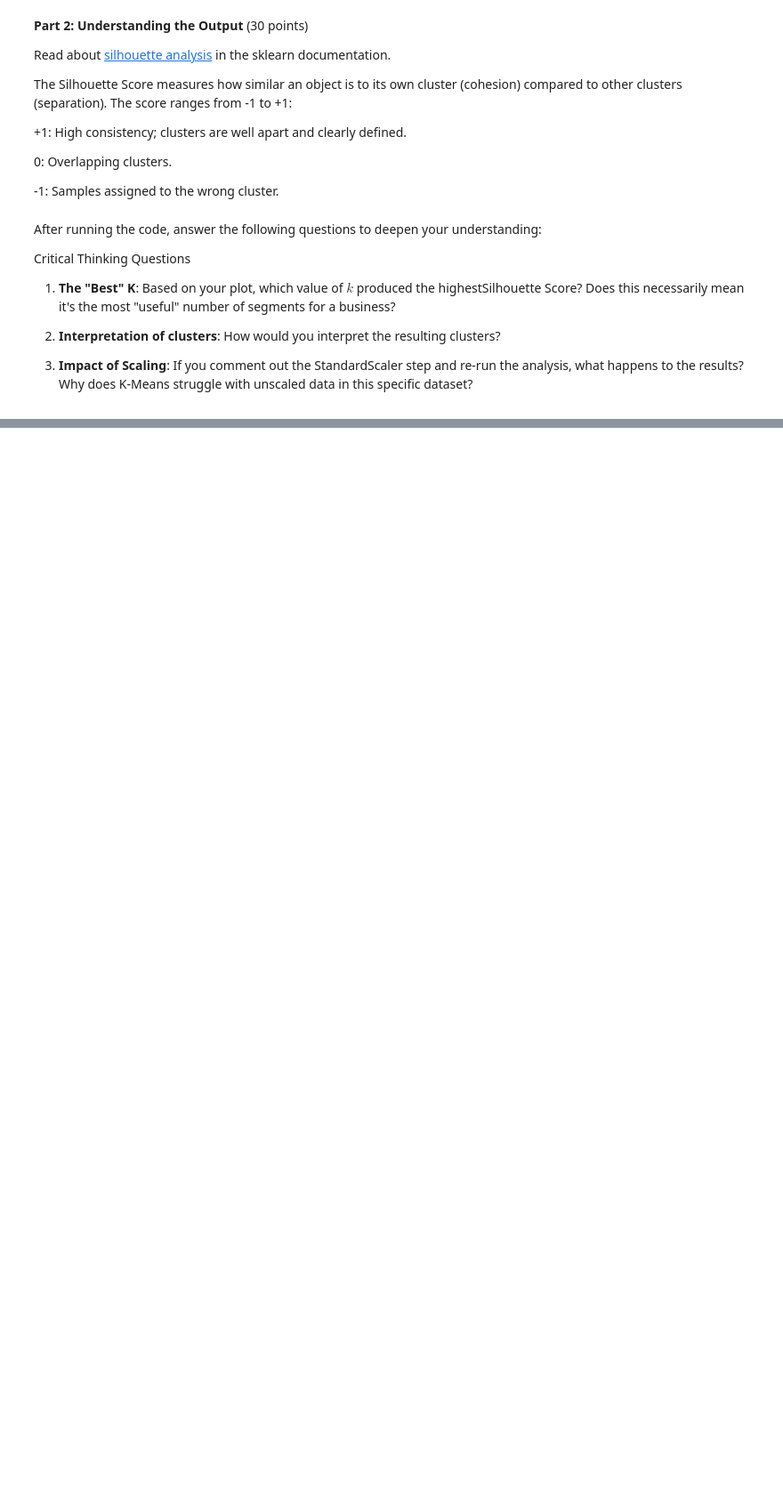
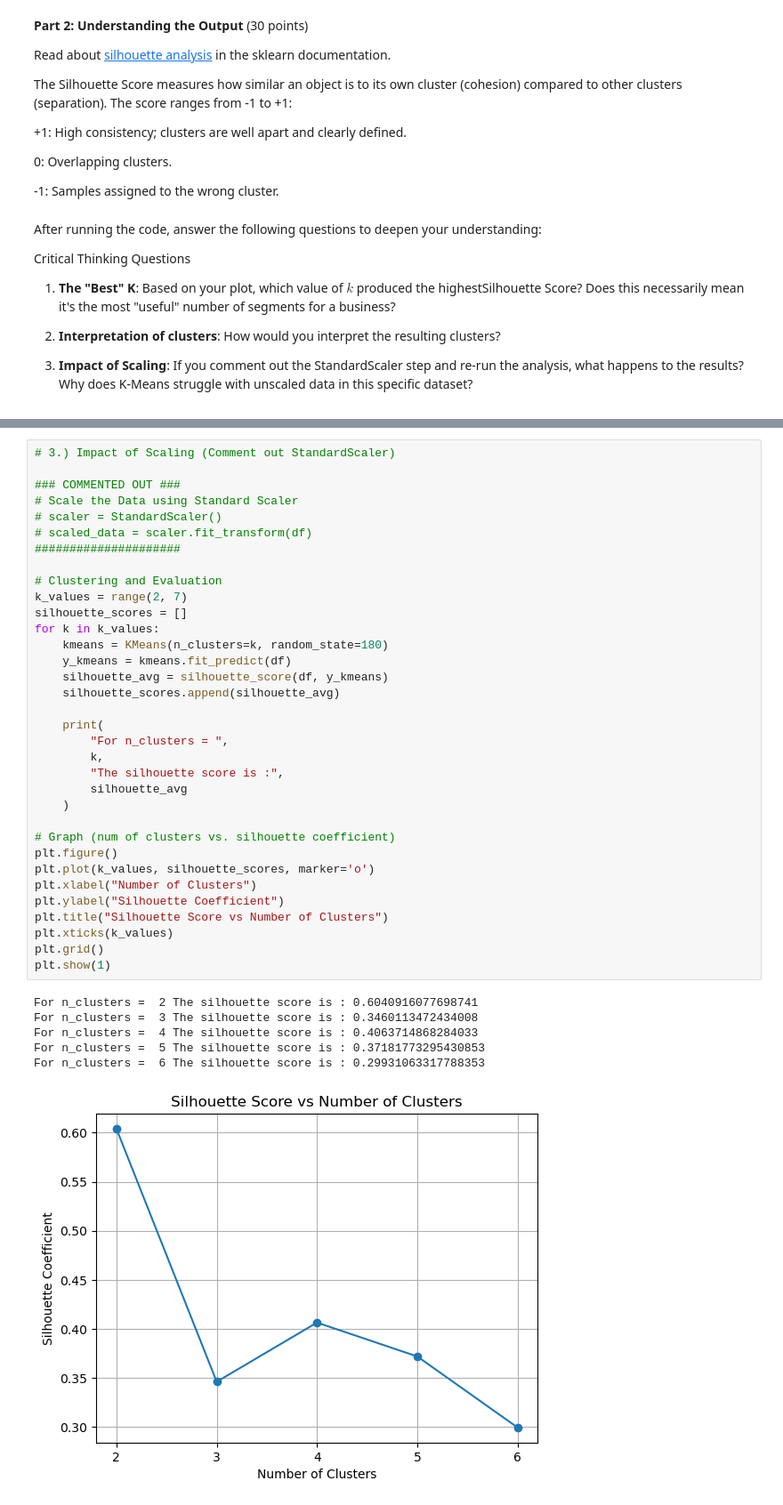
Before and after one commit to RpnAndri/cs180, a Jupyter notebook: ME3/Crisostomo_CS_180_ME3_Clustering.ipynb, the cells around one changed output, grey strips where cells are left out. Shown at 89% size. Saved outputs shown, nothing was run; the diff lists cells and outputs as text; blank space fills up the shorter version.

```diff
--- a/ME3/Crisostomo_CS_180_ME3_Clustering.ipynb
+++ b/ME3/Crisostomo_CS_180_ME3_Clustering.ipynb
@@ -48,0 +105,41 @@ Explain your answer here:
+# %%
+# 3.) Impact of Scaling (Comment out StandardScaler)
+
+### COMMENTED OUT ###
+# Scale the Data using Standard Scaler
+# scaler = StandardScaler()
+# scaled_data = scaler.fit_transform(df)
+#####################
+
+# Clustering and Evaluation
+k_values = range(2, 7)
+silhouette_scores = []
+for k in k_values:
+    kmeans = KMeans(n_clusters=k, random_state=180)
+    y_kmeans = kmeans.fit_predict(df)
+    silhouette_avg = silhouette_score(df, y_kmeans)
+    silhouette_scores.append(silhouette_avg)
+
+    print(
+        "For n_clusters = ",
+        k,
+        "The silhouette score is :",
+        silhouette_avg
+    )
+
+# Graph (num of clusters vs. silhouette coefficient)
+plt.figure()
+plt.plot(k_values, silhouette_scores, marker='o')
+plt.xlabel("Number of Clusters")
+plt.ylabel("Silhouette Coefficient")
+plt.title("Silhouette Score vs Number of Clusters")
+plt.xticks(k_values)
+plt.grid()
+plt.show(1)
+# %% [output]
+For n_clusters =  2 The silhouette score is : 0.6040916077698741
+For n_clusters =  3 The silhouette score is : 0.3460113472434008
+For n_clusters =  4 The silhouette score is : 0.4063714868284033
+For n_clusters =  5 The silhouette score is : 0.37181773295430853
+For n_clusters =  6 The silhouette score is : 0.29931063317788353
+[figure, added]
```
Also changed, not shown: parts of 3 cells of this notebook.
